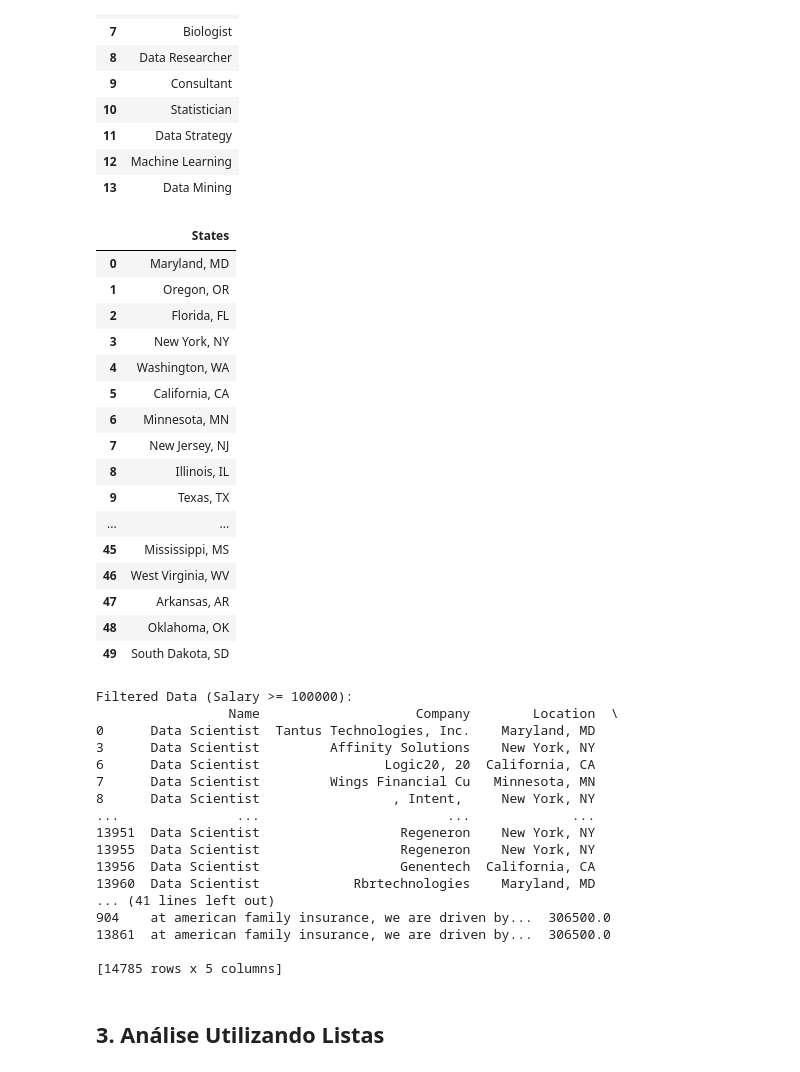
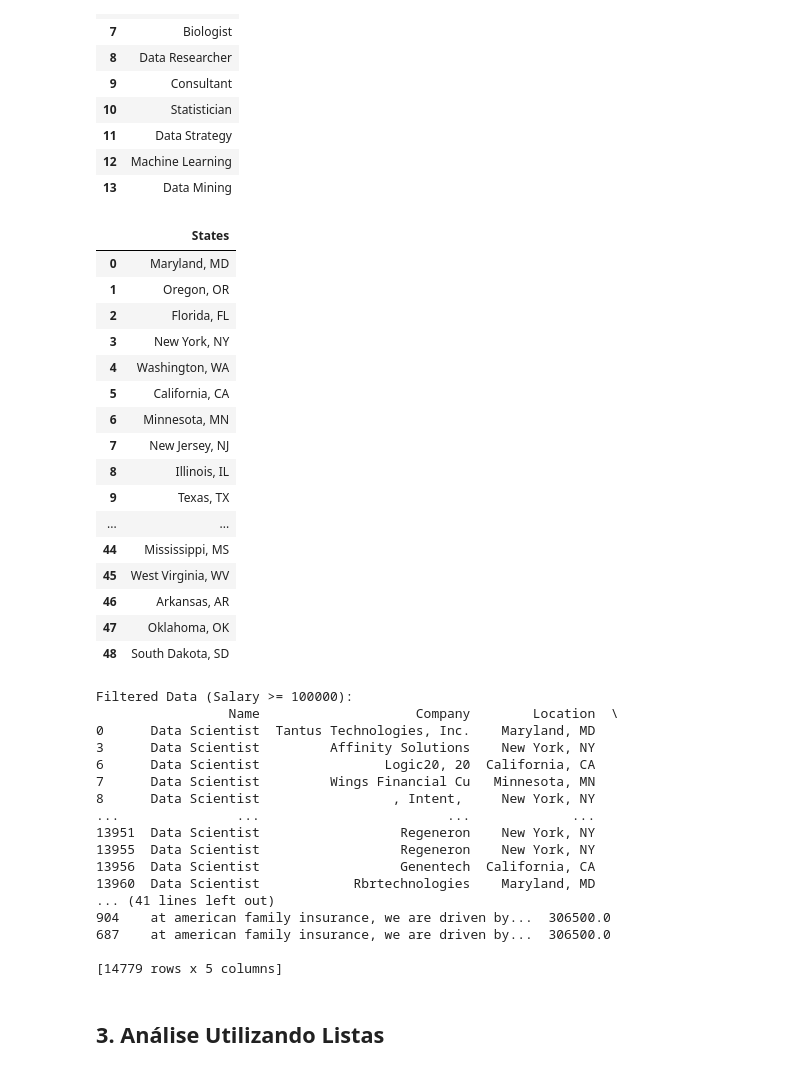
Before and after one commit to tcastb/ED_trabalho, a Jupyter notebook: main.ipynb, the cells around one changed output. Saved outputs shown, nothing was run; the diff lists cells and outputs as text; code cells hidden in the pictures.

```diff
--- a/main.ipynb
+++ b/main.ipynb
@@ -135,7 +137,7 @@ df.head()
 | 4 | Data Scientist | Pnnl | Richland, WA | . *organization and job id. *job ... | 76500.0 |
 # %%
 # Valores específicos da coluna 'Location' a serem excluídos
-localizar = ['Toronto', 'Montreal', 'United States']
+localizar = ['Toronto', 'Montreal', 'United States', 'Puerto Rico, PR', 'Juncos, PR', 'San Juan, PR 00902', 'San Juan, PR 00901', 'San Juan, PR']
 # Localizando os índices das linhas com base nos valores da coluna 'Location'
 linha = df[df['Location'].isin(localizar)].index
 # Excluindo as linhas pelos índices
@@ -282,7 +284,7 @@ def Country(location):
         'chester township', 'ridley park', 'west point', 'warminster', 'media', 'berwyn', 'norristown', 'north wales', 'oaks', 'audubon', 'trevose',
         'clearfield', 'flourtown', 'annville', 'warrendale', 'alburtis', 'ambler', 'bala-cynwyd', 'irwin', 'chester', 'etters', 'hershey', 'wexford',
         'mechanicsburg', 'state college', 'allison park', 'ivyland', 'langhorne', 'catawissa', 'elizabethtown', 'bryn mawr', 'danville', 'canonsburg'],
-        'Puerto Rico, PR': ['puerto rico', 'juncos', 'san juan'], 'Rhode Island, RI': ['rhode island', 'providence', 'woonsocket'],
+        'Rhode Island, RI': ['rhode island', 'providence', 'woonsocket'],
         'South Carolina, SC': ['southc carolina', 'fort mill', 'spartanburg', 'greenville'], 'South Dakota, SD': ['south dakota', 'sioux falls'],
         'Tennessee, TN': ['tennessee', 'chattanooga', 'nashville', 'oak ridge', 'knoxville', 'memphis', 'brentwood', 'maryville', 'greeneville',
         'hermitage'],
@@ -306,38 +308,38 @@ def Country(location):
 
     # Converte a localização para minúsculas para facilitar a comparação sem diferenciação de maiúsculas e minúsculas
     location_lower = location.lower()
     # Verifica se alguma palavra-chave na localização corresponde às palavras-chave do estado
     for state, keywords_list in state_mapping.items():
         if any(keyword in location_lower for keyword in keywords_list):
             return state # Retorna o estado se houver correspondência
     # Retorna a localização original se nenhuma correspondência for encontrada
     return location
 
 # Obtém localizações únicas do DataFrame
 df_locations = df['Location'].unique()
 resultados = [Country(location) for location in df_locations]
 resultados_series = pd.Series(resultados).unique()
 df_resultados = pd.DataFrame(resultados_series, columns=['States'])
 
 df_resultados
 # %% [output]
 |  | States |
 | 0 | Maryland, MD |
 | 1 | Oregon, OR |
 | 2 | Florida, FL |
 | 3 | New York, NY |
 | 4 | Washington, WA |
 | 5 | California, CA |
 | 6 | Minnesota, MN |
 | 7 | New Jersey, NJ |
 | 8 | Illinois, IL |
 | 9 | Texas, TX |
 | ... | ... |
-| 45 | Mississippi, MS |
-| 46 | West Virginia, WV |
-| 47 | Arkansas, AR |
-| 48 | Oklahoma, OK |
-| 49 | South Dakota, SD |
+| 44 | Mississippi, MS |
+| 45 | West Virginia, WV |
+| 46 | Arkansas, AR |
+| 47 | Oklahoma, OK |
+| 48 | South Dakota, SD |
 # %%
 df['Name'] = df['Name'].apply(Job)
 df['Location'] = df['Location'].apply(Country)
@@ -385,9 +387,9 @@ Filtered Data (Salary >= 100000):
 13960  Data Scientist            Rbrtechnologies    Maryland, MD
 ... (41 lines left out)
 904    at american family insurance, we are driven by...  306500.0
-13861  at american family insurance, we are driven by...  306500.0
+687    at american family insurance, we are driven by...  306500.0
 
-[14785 rows x 5 columns]
+[14779 rows x 5 columns]
 # %% [markdown]
 ## 3. Análise Utilizando Listas
 # %%
```
Also changed, not shown: parts of 10 cells of this notebook.
